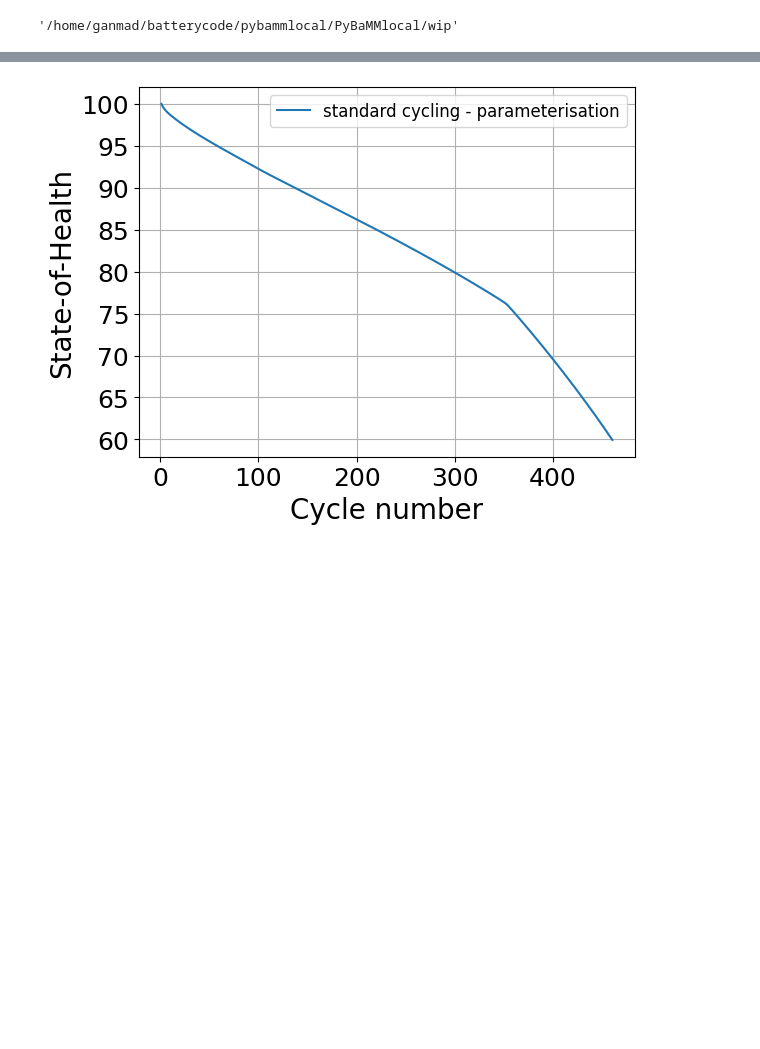
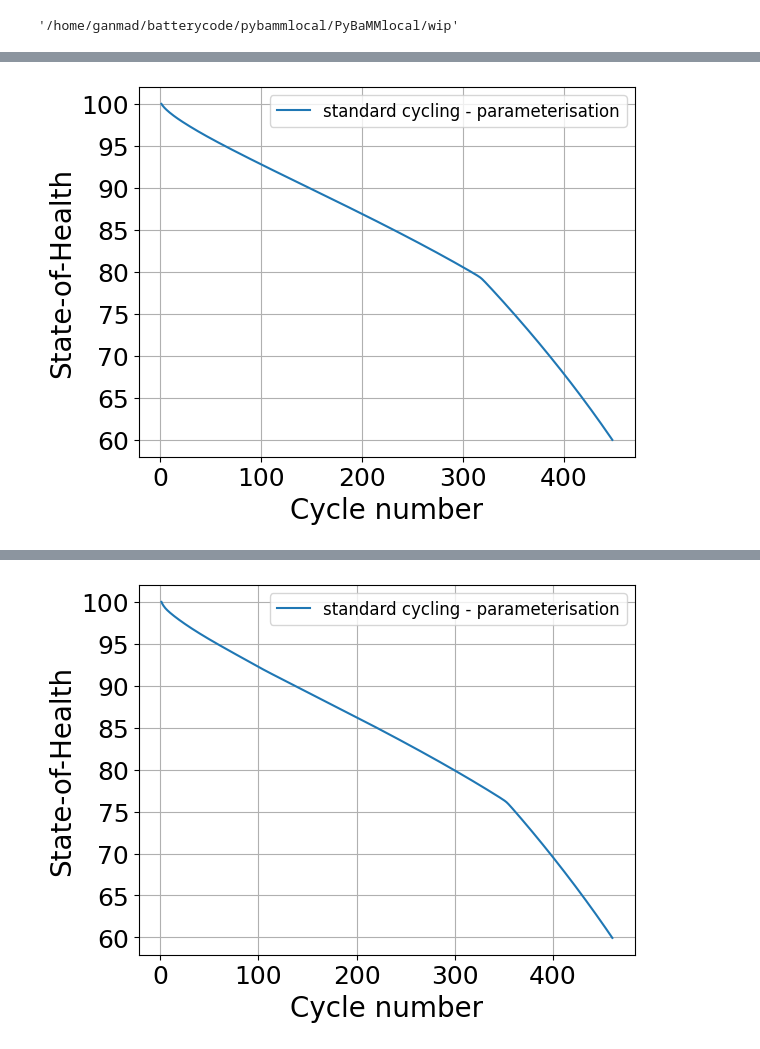
Before and after one commit to ganmadche/PyBaMMlocal, a Jupyter notebook: wip/paperKneedfn2026_figGen.ipynb, the cells around one changed output, grey strips where cells are left out. Cells and saved outputs as stored; diff of their text form; code cells hidden in the pictures; blank space fills up the shorter version.

```diff
--- a/wip/paperKneedfn2026_figGen.ipynb
+++ b/wip/paperKneedfn2026_figGen.ipynb
@@ -80,3 +101,21 @@ Took 2.723 s
+# %%
+Q1 = sim1.solution.summary_variables["Capacity [A.h]"]
+cycle1 = sim1.solution.summary_variables["Cycle number"]
+plt.plot(cycle1, 100*(Q1/Q1[0]), label = "standard cycling - parameterisation")
+plt.legend(fontsize=12)
+
+plt.xlabel('Cycle number',fontsize=20)
+plt.ylabel('State-of-Health',fontsize=20)
+# plt.title('SoH of a Lithium-Ion Cell-DFN Model',fontsize=20)
+#plt.ylim([75, 101])
+# #plt.xlim([-50, 500])
+# plt.legend(fontsize=9)
+plt.xticks(fontsize=18)
+plt.yticks(fontsize=18)
+plt.grid(True)
+# plt.show()
+# %% [output]
+[figure, added]
 # %%
 Q1 = sim1.solution.summary_variables["Capacity [A.h]"]
 cycle1 = sim1.solution.summary_variables["Cycle number"]
```
Also changed, not shown: parts of 13 cells of this notebook.
